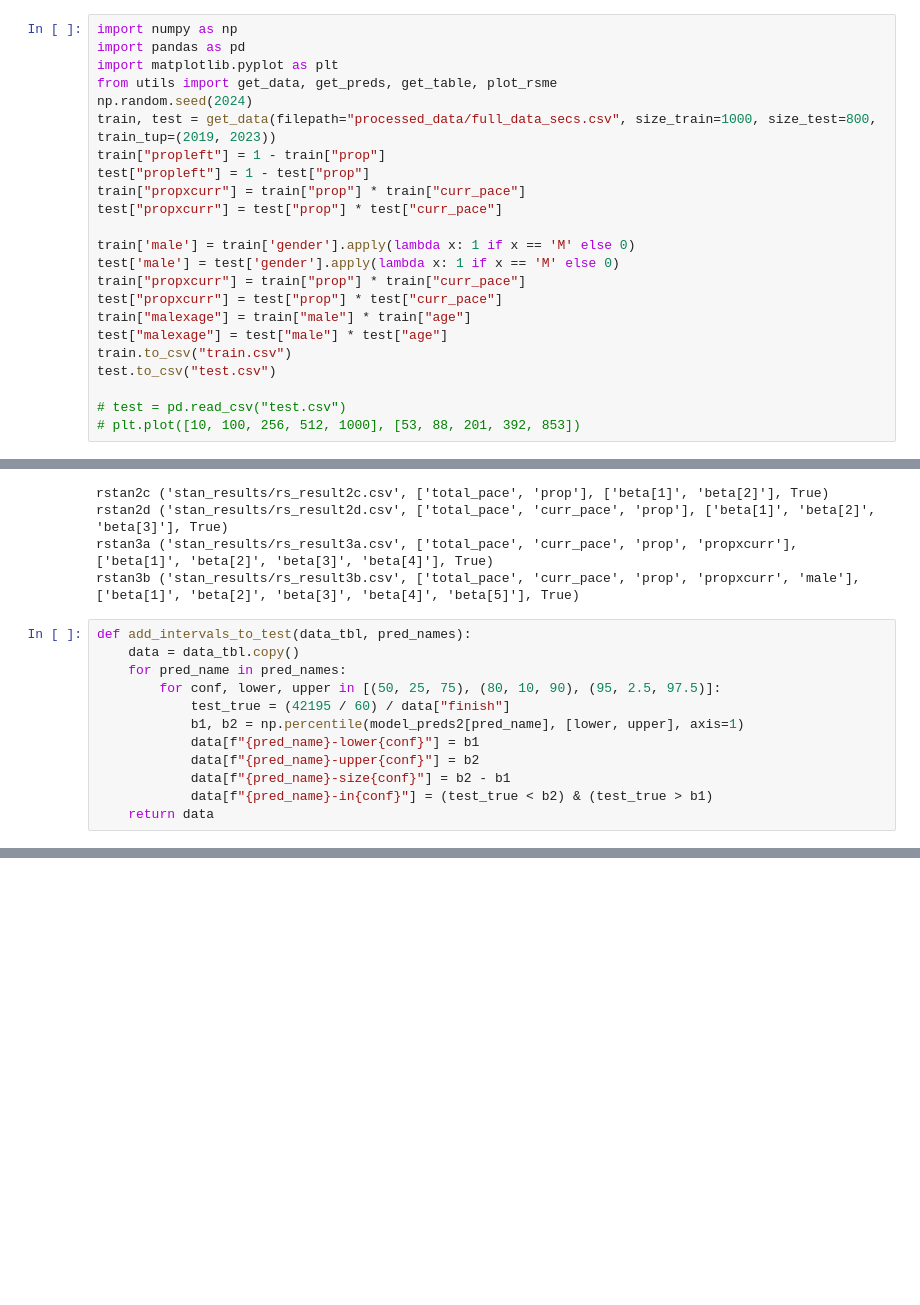
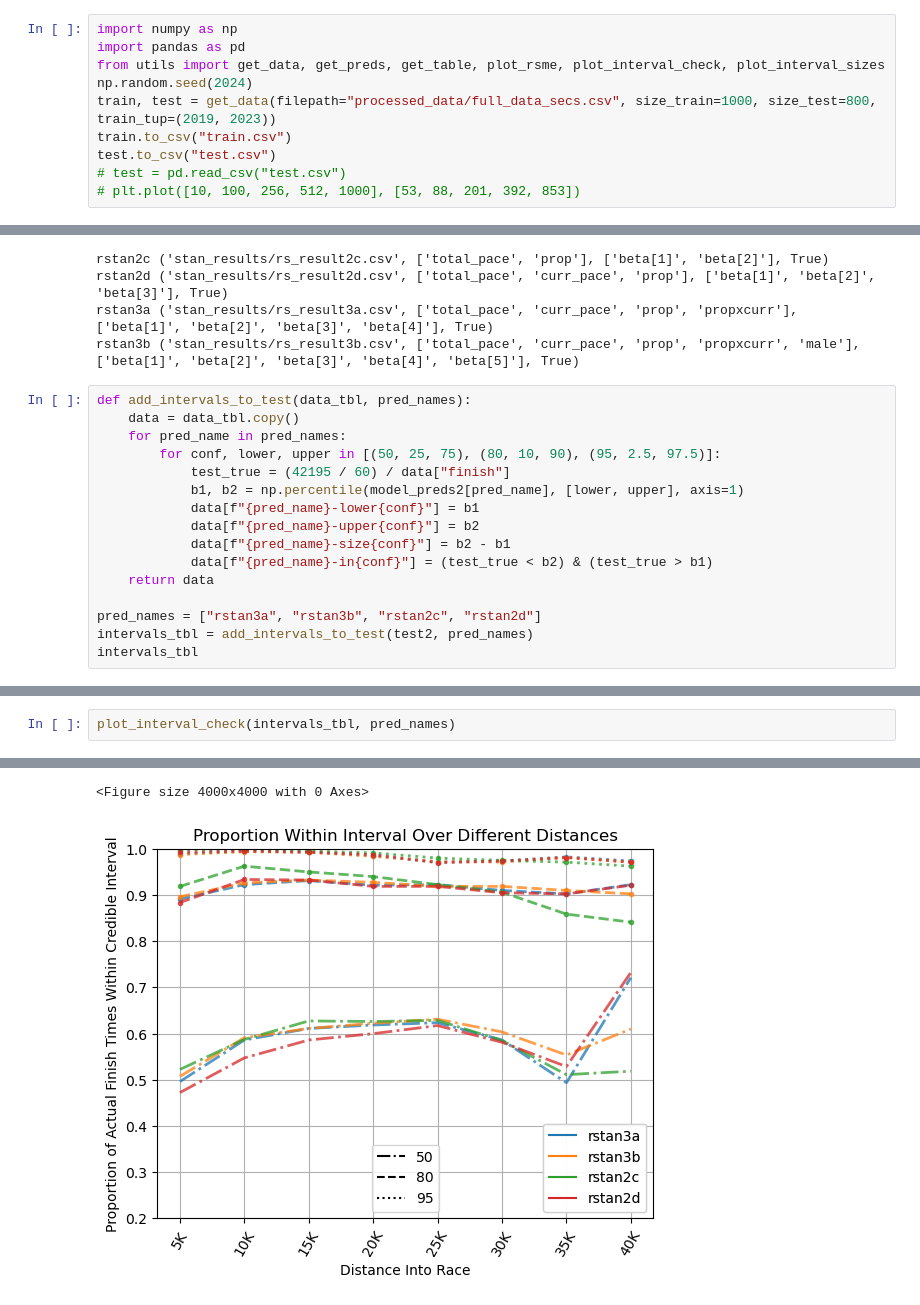
Before and after one commit to eaegerber/Marathon_Predictor, a Jupyter notebook: compare.ipynb, the cells around one changed output, grey strips where cells are left out. Drawn from its saved outputs; the diff is of its cells as text; blank space fills up the shorter version.

Commit message:
Add interval check/size functions to utils; add docstrings to utils.py functions

```diff
--- a/compare.ipynb
+++ b/compare.ipynb
@@ -1,24 +1,11 @@
 # %%
 import numpy as np
 import pandas as pd
-import matplotlib.pyplot as plt
-from utils import get_data, get_preds, get_table, plot_rsme
+from utils import get_data, get_preds, get_table, plot_rsme, plot_interval_check, plot_interval_sizes
 np.random.seed(2024)
 train, test = get_data(filepath="processed_data/full_data_secs.csv", size_train=1000, size_test=800, train_tup=(2019, 2023))
-train["propleft"] = 1 - train["prop"]
-test["propleft"] = 1 - test["prop"]
-train["propxcurr"] = train["prop"] * train["curr_pace"]
-test["propxcurr"] = test["prop"] * test["curr_pace"]
-
-train['male'] = train['gender'].apply(lambda x: 1 if x == 'M' else 0)
-test['male'] = test['gender'].apply(lambda x: 1 if x == 'M' else 0)
-train["propxcurr"] = train["prop"] * train["curr_pace"]
-test["propxcurr"] = test["prop"] * test["curr_pace"]
-train["malexage"] = train["male"] * train["age"]
-test["malexage"] = test["male"] * test["age"]
 train.to_csv("train.csv")
 test.to_csv("test.csv")
-
 # test = pd.read_csv("test.csv")
 # plt.plot([10, 100, 256, 512, 1000], [53, 88, 201, 392, 853])
 # %%
@@ -135,3 +122,7 @@ def add_intervals_to_test(data_tbl, pred_names):
             data[f"{pred_name}-size{conf}"] = b2 - b1
             data[f"{pred_name}-in{conf}"] = (test_true < b2) & (test_true > b1)
     return data
+
+pred_names = ["rstan3a", "rstan3b", "rstan2c", "rstan2d"]
+intervals_tbl = add_intervals_to_test(test2, pred_names)
+intervals_tbl
@@ -235,0 +143,3 @@ big_table
+# %%
+plot_interval_check(intervals_tbl, pred_names)
+# %% [output]
@@ -235,0 +156,2 @@ big_table
+<Figure size 4000x4000 with 0 Axes>
+[figure, added]
```
Also changed, not shown: parts of 6 cells of this notebook, 5 other files.
